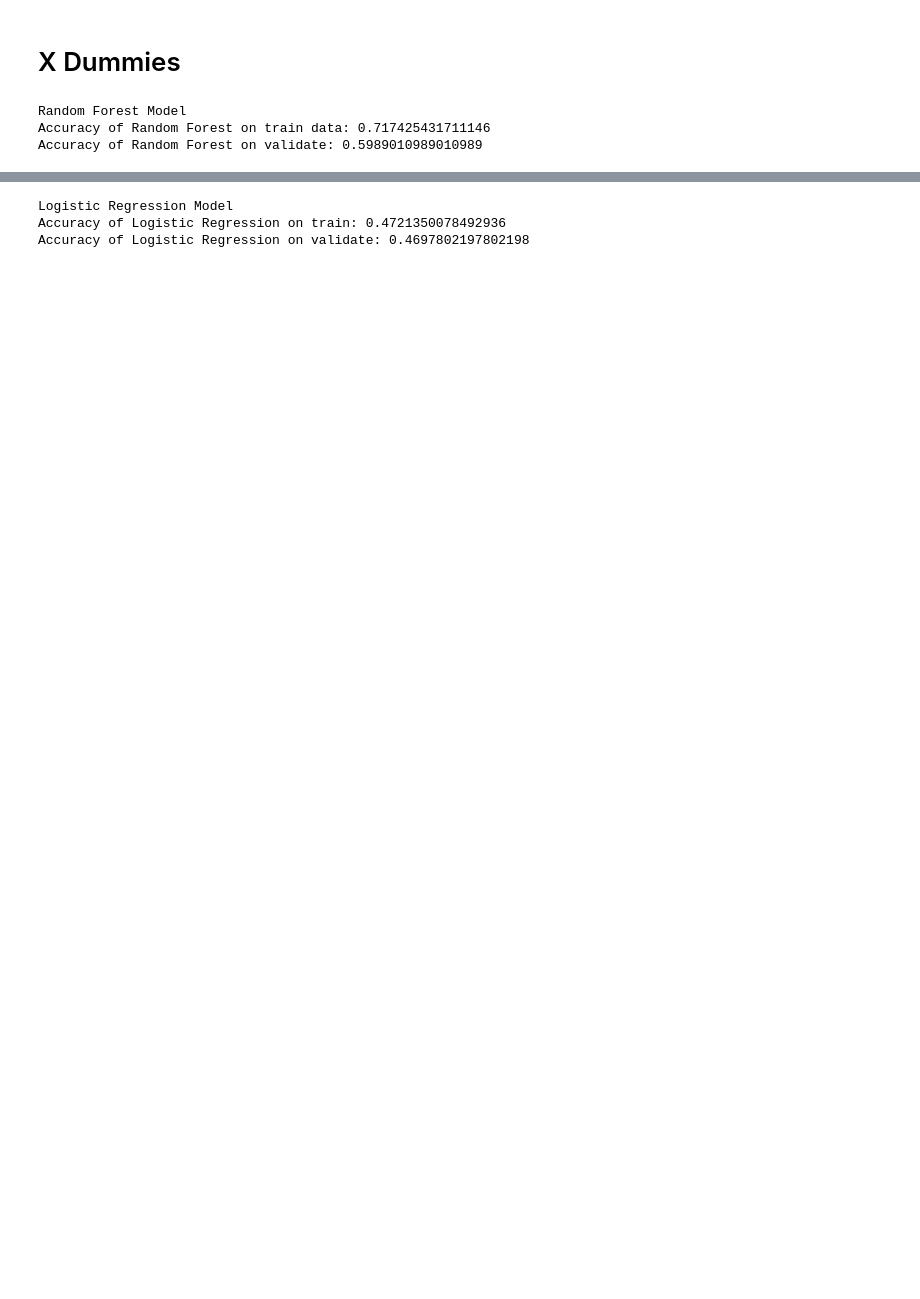
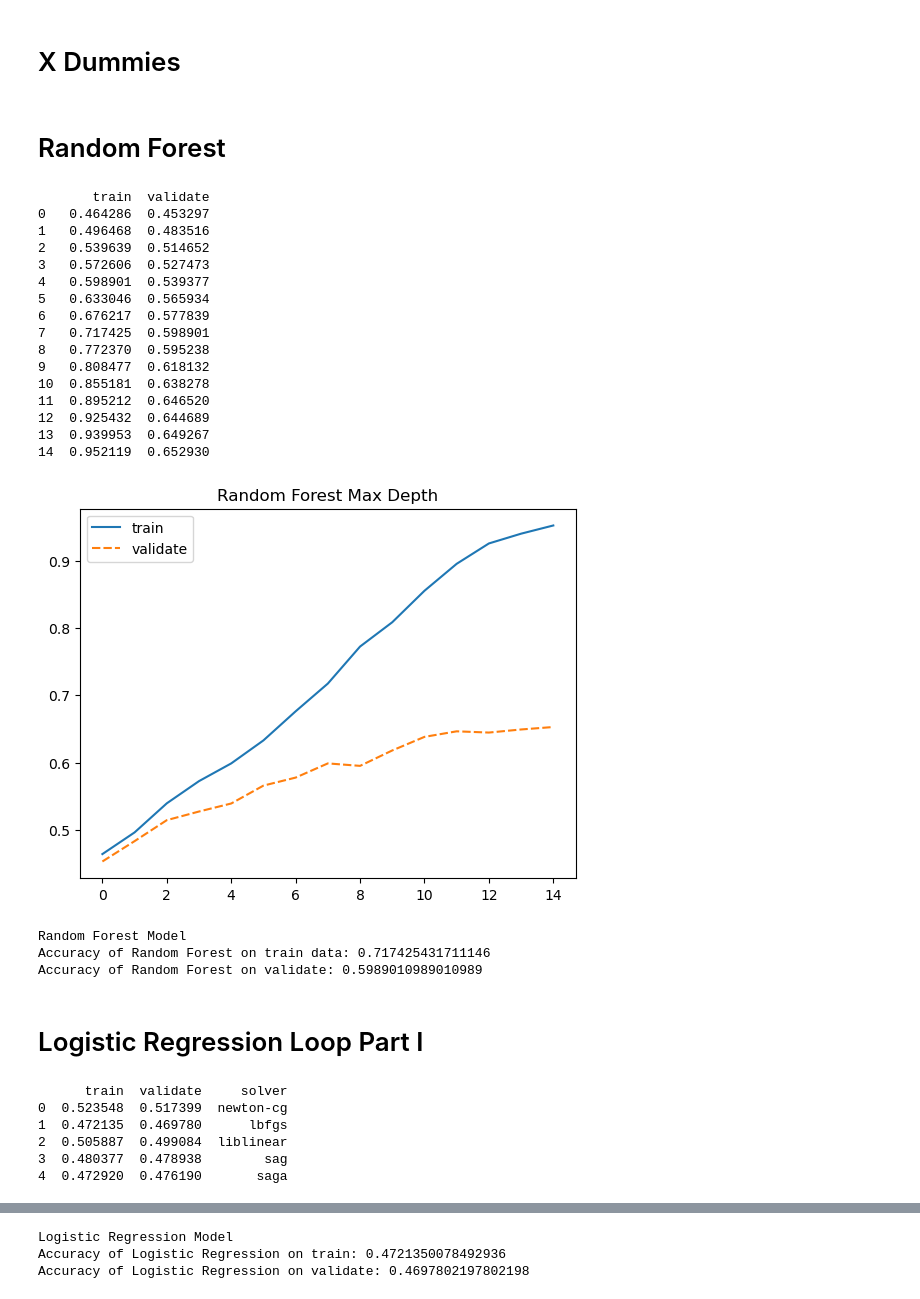
Before and after one commit to noether-manjor/clustering-project, a Jupyter notebook: manny/modeling_mvp.ipynb, the cells around one changed output, grey strips where cells are left out. Drawn from its saved outputs; the diff is of its cells as text; code cells hidden in the pictures; blank space fills up the shorter version.

```diff
--- a/manny/modeling_mvp.ipynb
+++ b/manny/modeling_mvp.ipynb
@@ -201,6 +218,40 @@ drop = ['wine_color']
 X_train.drop(columns=drop, inplace=True)
 X_validate.drop(columns=drop, inplace=True)
 X_test.drop(columns=drop, inplace=True)
+# %% [markdown]
+# Random Forest
+# %%
+rf_train_scores = []
+rf_validate_scores = []
+for i in range(1,16):
+    loop_forest = RandomForestClassifier(max_depth=i, random_state=42, max_samples=0.5)
+    loop_forest.fit(X_train, y_train)
+    train_scores.append(loop_forest.score(X_train, y_train))
+    validate_scores.append(loop_forest.score(X_validate, y_validate))
+rf_scores = {'train':train_scores,'validate':validate_scores}
+rf_scores = pd.DataFrame(scores)
+print(rf_scores)
+sns.lineplot(scores)
+plt.title("Random Forest Max Depth")
+plt.show()
+# %% [output]
+       train  validate
+0   0.464286  0.453297
+1   0.496468  0.483516
+2   0.539639  0.514652
+3   0.572606  0.527473
+4   0.598901  0.539377
+5   0.633046  0.565934
+6   0.676217  0.577839
+7   0.717425  0.598901
+8   0.772370  0.595238
+9   0.808477  0.618132
+10  0.855181  0.638278
+11  0.895212  0.646520
+12  0.925432  0.644689
+13  0.939953  0.649267
+14  0.952119  0.652930
+[figure, added]
 # %%
 # random forest algorithm
 rf3 = RandomForestClassifier(max_depth=8, random_state=42,
@@ -215,3 +266,5 @@ print(f"Accuracy of Random Forest on validate: {rf3.score(X_validate, y_validate
 Random Forest Model
 Accuracy of Random Forest on train data: 0.717425431711146
 Accuracy of Random Forest on validate: 0.5989010989010989
+# %% [markdown]
+# Logistic Regression Loop Part I
@@ -217,0 +273,19 @@ Accuracy of Random Forest on validate: 0.5989010989010989
+# %%
+lr_train_scores = []
+lr_validate_scores = []
+for i in solver_list:
+    logit_loop = LogisticRegression(C=.1, random_state=42,
+                           intercept_scaling=1, solver=i)
+    logit_loop.fit(X_train, y_train)
+    lr_train_scores.append(logit_loop.score(X_train, y_train))
+    lr_validate_scores.append(logit_loop.score(X_validate, y_validate))
+lr_scores = {'train':lr_train_scores,'validate':lr_validate_scores,'solver':solver_list}
+lr_scores = pd.DataFrame(lr_scores)
+print(lr_scores)
+# %% [output]
+      train  validate     solver
+0  0.523548  0.517399  newton-cg
+1  0.472135  0.469780      lbfgs
+2  0.505887  0.499084  liblinear
+3  0.480377  0.478938        sag
+4  0.472920  0.476190       saga
```
Also changed, not shown: parts of 28 cells of this notebook.
